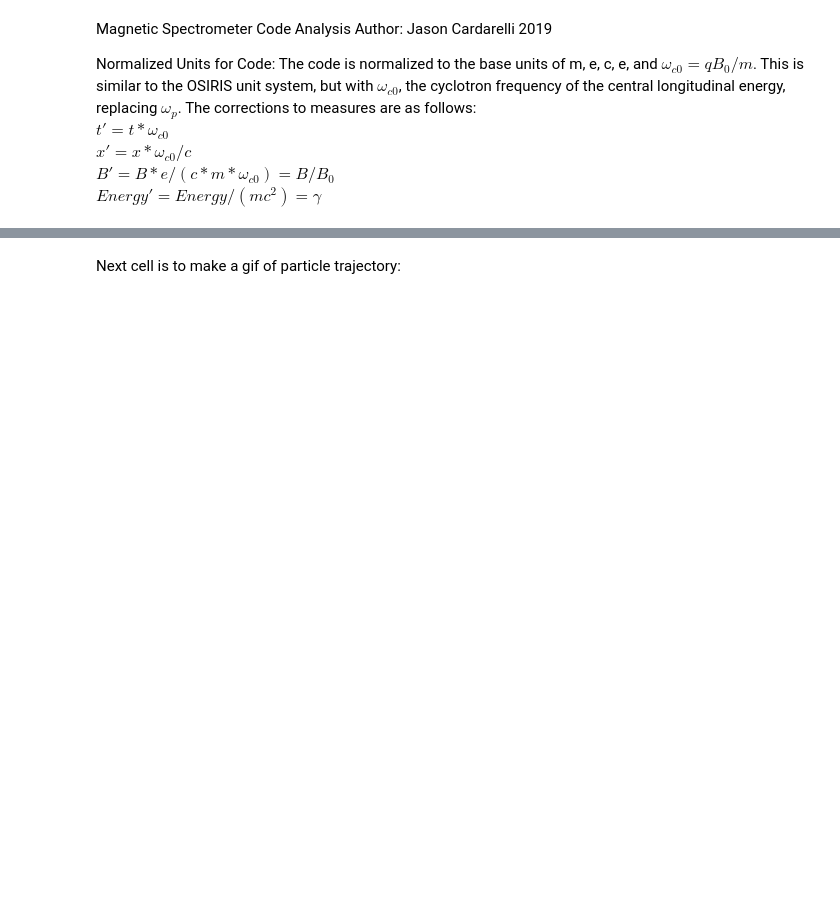
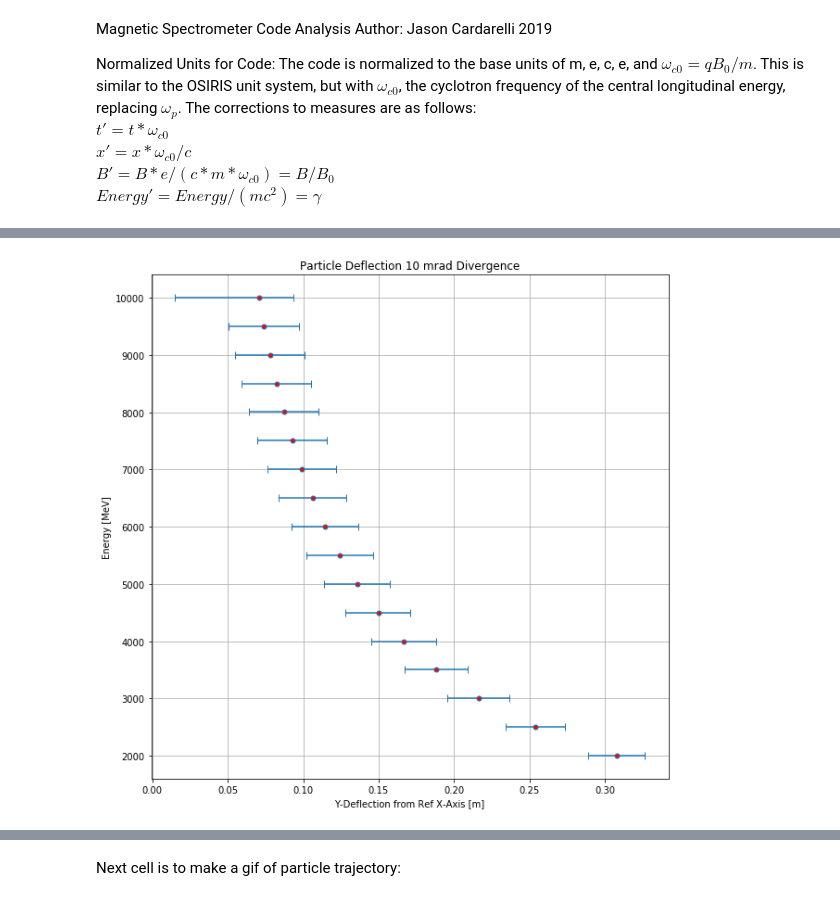
Before and after one commit to jcardar/MagnetSpec_ParticleTracker, a Jupyter notebook: continuous_field/data/analysis/analysis_mag_spec.ipynb, the cells around one changed output, grey strips where cells are left out. Cells and saved outputs as stored; diff of their text form; code cells hidden in the pictures; blank space fills up the shorter version.

```diff
--- a/continuous_field/data/analysis/analysis_mag_spec.ipynb
+++ b/continuous_field/data/analysis/analysis_mag_spec.ipynb
@@ -142,3 +191,14 @@ ax.axis('equal');
+# %%
+%matplotlib inline
+fig, ax = plt.subplots(figsize=(10,10));
+ax.errorbar(deflection_y[0::3], energy0[0::3], xerr = (abs(np.array(deflection_y[1::3] - np.array(deflection_y[0::3]))), abs(np.array(deflection_y[2::3]) - np.array(deflection_y[0::3]))), fmt='.', mfc='red',
+          ms=10, capsize=4.0);
+ax.grid();
+ax.set_title('Particle Deflection 10 mrad Divergence');
+ax.set_ylabel('Energy [MeV]');
+ax.set_xlabel('Y-Deflection from Ref X-Axis [m]');
+# %% [output]
+[figure, added]
 # %%
 fig = plt.figure(figsize=(10,10))
 from mpl_toolkits.mplot3d import Axes3D
```
Also changed, not shown: parts of 6 cells of this notebook.
